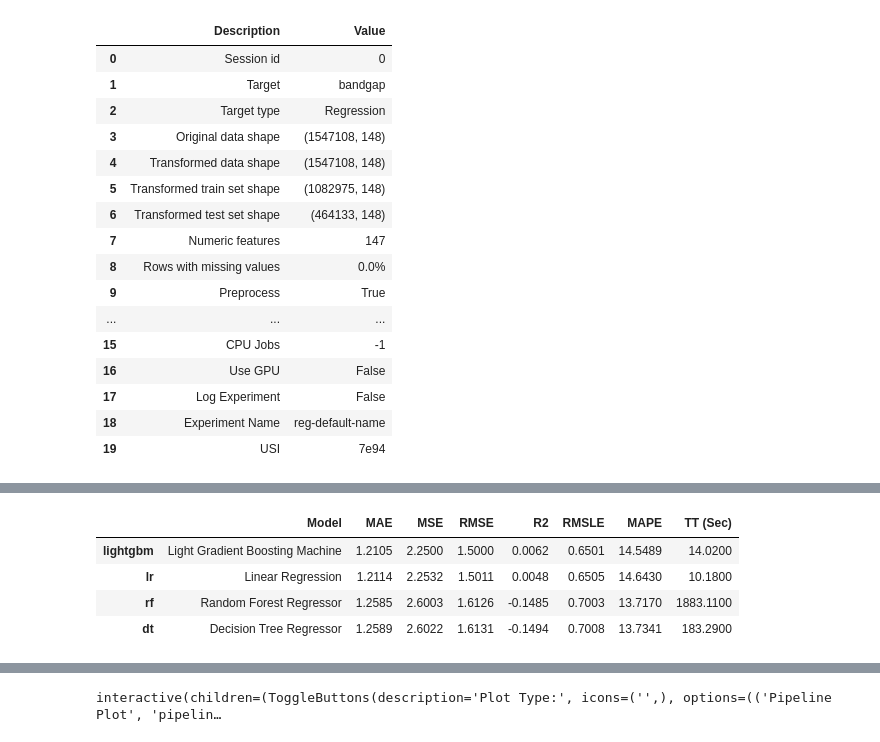
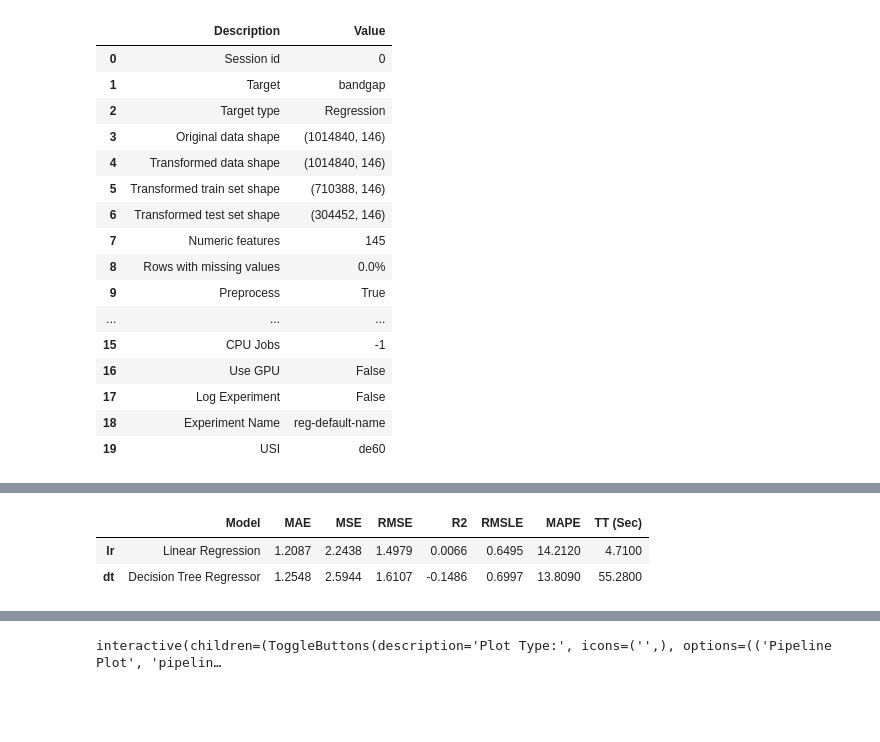
Before and after one commit to Juo-kim/KSME-AI-winter, a Jupyter notebook: 2. Using_AutoML.ipynb, the cells around one changed output, grey strips where cells are left out. Cells and saved outputs as stored; diff of their text form; code cells hidden in the pictures; blank space fills up the shorter version.

```diff
--- a/2. Using_AutoML.ipynb
+++ b/2. Using_AutoML.ipynb
@@ -34,17 +38,17 @@ MP_bandgap.drop(['Index', 'Formula', 'mp-id'], axis=1, inplace = True)
 # %%
 from pycaret.regression import *
 # %%
-s = setup(MP_bandgap, target='bandgap', session_id = 0, index=False)
+s = setup(train, target='bandgap', session_id = 0, index=False, n_jobs = -1)
 # %% [output]
 |  | Description | Value |
 | 0 | Session id | 0 |
 | 1 | Target | bandgap |
 | 2 | Target type | Regression |
-| 3 | Original data shape | (1547108, 148) |
-| 4 | Transformed data shape | (1547108, 148) |
-| 5 | Transformed train set shape | (1082975, 148) |
-| 6 | Transformed test set shape | (464133, 148) |
-| 7 | Numeric features | 147 |
+| 3 | Original data shape | (1014840, 146) |
+| 4 | Transformed data shape | (1014840, 146) |
+| 5 | Transformed train set shape | (710388, 146) |
+| 6 | Transformed test set shape | (304452, 146) |
+| 7 | Numeric features | 145 |
 | 8 | Rows with missing values | 0.0% |
 | 9 | Preprocess | True |
 | ... | ... | ... |
@@ -52,13 +56,11 @@ s = setup(MP_bandgap, target='bandgap', session_id = 0, index=False)
 | 16 | Use GPU | False |
 | 17 | Log Experiment | False |
 | 18 | Experiment Name | reg-default-name |
-| 19 | USI | 7e94 |
+| 19 | USI | de60 |
 # %%
-best = compare_models(include = ['lr', 'dt', 'rf', 'lightgbm'], cross_validation=False)
+best = compare_models(include = ['lr', 'dt'], cross_validation=False)
 # %% [output]
 [interactive output not drawn]
 |  | Model | MAE | MSE | RMSE | R2 | RMSLE | MAPE | TT (Sec) |
-| lightgbm | Light Gradient Boosting Machine | 1.2105 | 2.2500 | 1.5000 | 0.0062 | 0.6501 | 14.5489 | 14.0200 |
-| lr | Linear Regression | 1.2114 | 2.2532 | 1.5011 | 0.0048 | 0.6505 | 14.6430 | 10.1800 |
-| rf | Random Forest Regressor | 1.2585 | 2.6003 | 1.6126 | -0.1485 | 0.7003 | 13.7170 | 1883.1100 |
-| dt | Decision Tree Regressor | 1.2589 | 2.6022 | 1.6131 | -0.1494 | 0.7008 | 13.7341 | 183.2900 |
+| lr | Linear Regression | 1.2087 | 2.2438 | 1.4979 | 0.0066 | 0.6495 | 14.2120 | 4.7100 |
+| dt | Decision Tree Regressor | 1.2548 | 2.5944 | 1.6107 | -0.1486 | 0.6997 | 13.8090 | 55.2800 |
```
Also changed, not shown: parts of 17 cells of this notebook, 1 other file.
